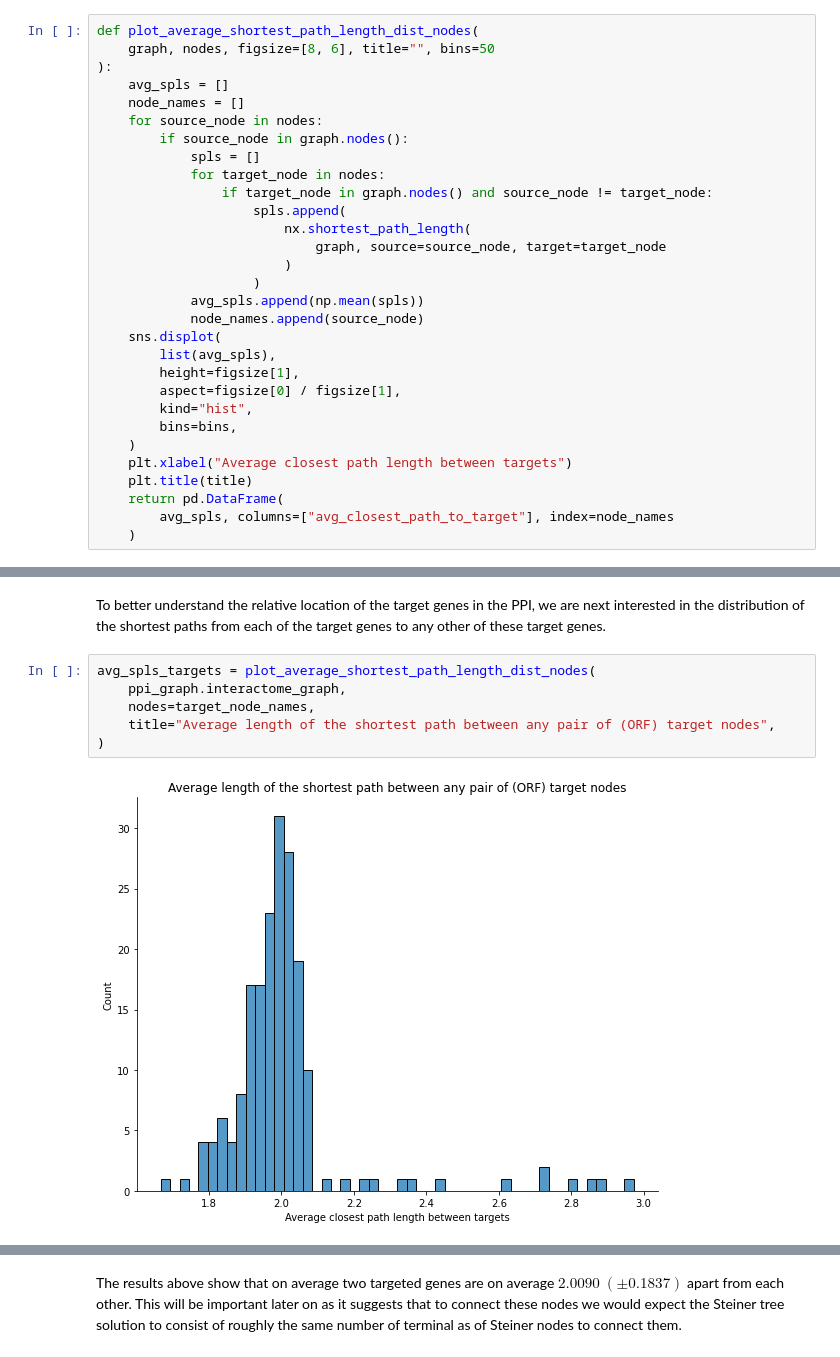
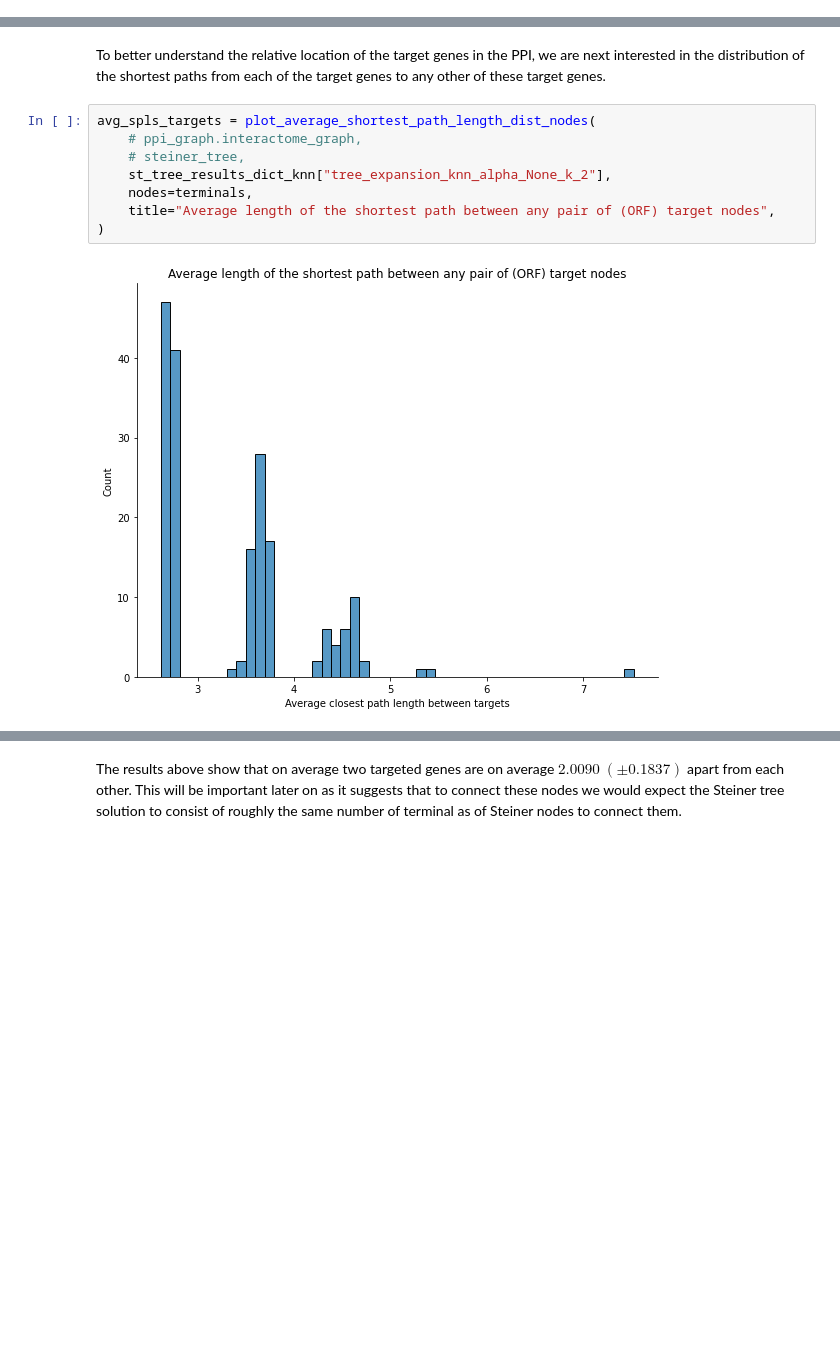
Before and after one commit to uhlerlab/image2reg, a Jupyter notebook: notebooks/ppi/steiner_tree_analysis.ipynb, the cells around one changed output, grey strips where cells are left out. Cells and saved outputs as stored; diff of their text form; blank space fills up the shorter version.

Commit message:
updated notebooks for steiner tree analyses

```diff
--- a/notebooks/ppi/steiner_tree_analysis.ipynb
+++ b/notebooks/ppi/steiner_tree_analysis.ipynb
@@ -136,30 +49,0 @@ def plot_closeness_centrality_dist_nodes(
-# %%
-def plot_average_shortest_path_length_dist_nodes(
-    graph, nodes, figsize=[8, 6], title="", bins=50
-):
-    avg_spls = []
-    node_names = []
-    for source_node in nodes:
-        if source_node in graph.nodes():
-            spls = []
-            for target_node in nodes:
-                if target_node in graph.nodes() and source_node != target_node:
-                    spls.append(
-                        nx.shortest_path_length(
-                            graph, source=source_node, target=target_node
-                        )
-                    )
-            avg_spls.append(np.mean(spls))
-            node_names.append(source_node)
-    sns.displot(
-        list(avg_spls),
-        height=figsize[1],
-        aspect=figsize[0] / figsize[1],
-        kind="hist",
-        bins=bins,
-    )
-    plt.xlabel("Average closest path length between targets")
-    plt.title(title)
-    return pd.DataFrame(
-        avg_spls, columns=["avg_closest_path_to_target"], index=node_names
-    )
@@ -1032,12 +522,14 @@ As expected the set of the most and least central nodes of our target genes show
 To better understand the relative location of the target genes in the PPI, we are next interested in the distribution of the shortest paths from each of the target genes to any other of these target genes.
 # %%
 avg_spls_targets = plot_average_shortest_path_length_dist_nodes(
-    ppi_graph.interactome_graph,
-    nodes=target_node_names,
+    # ppi_graph.interactome_graph,
+    # steiner_tree,
+    st_tree_results_dict_knn["tree_expansion_knn_alpha_None_k_2"],
+    nodes=terminals,
     title="Average length of the shortest path between any pair of (ORF) target nodes",
 )
 # %% [output]
-[figure, old version]
+[figure, new version]
 [interactive output not drawn]
 # %%
 print(
```
Also changed, not shown: parts of 114 cells of this notebook, 9 other files.
